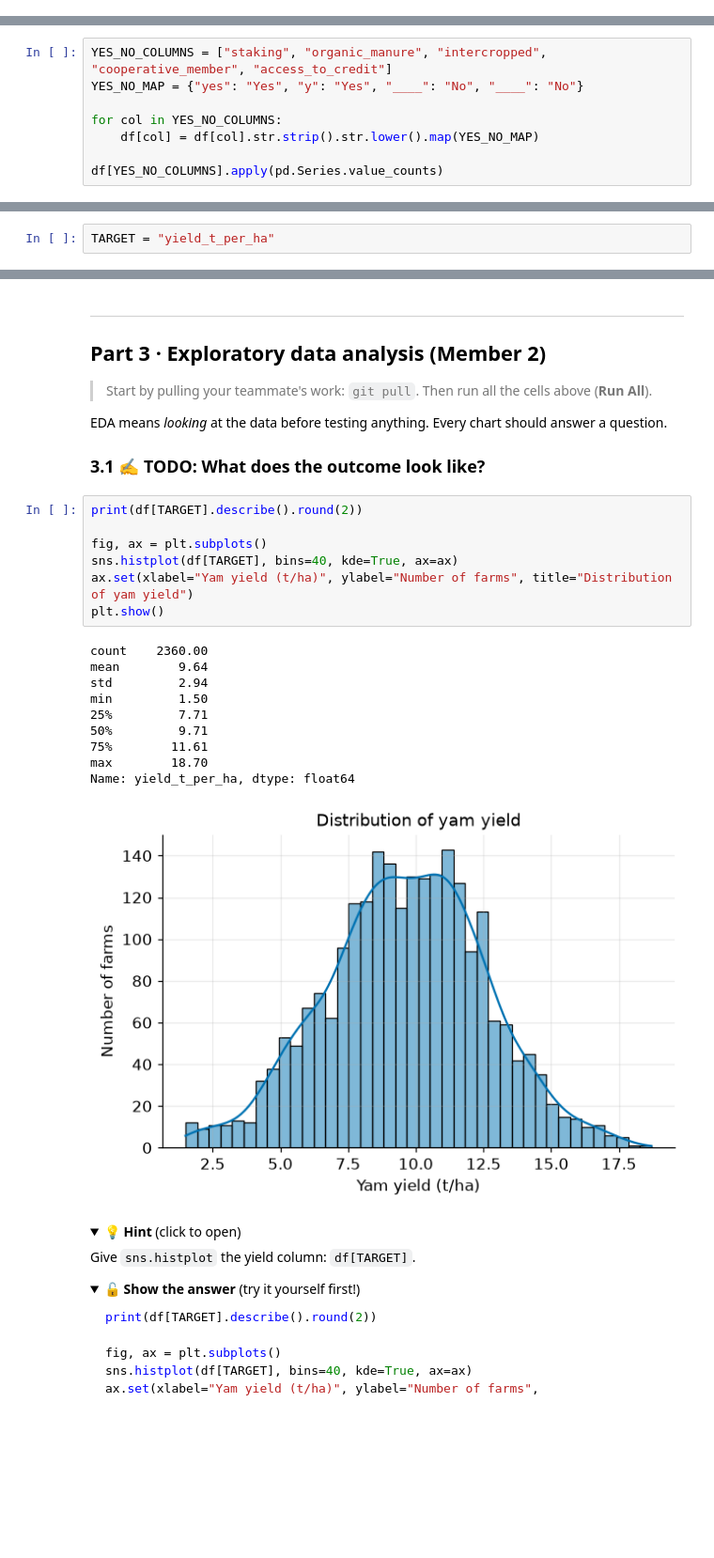
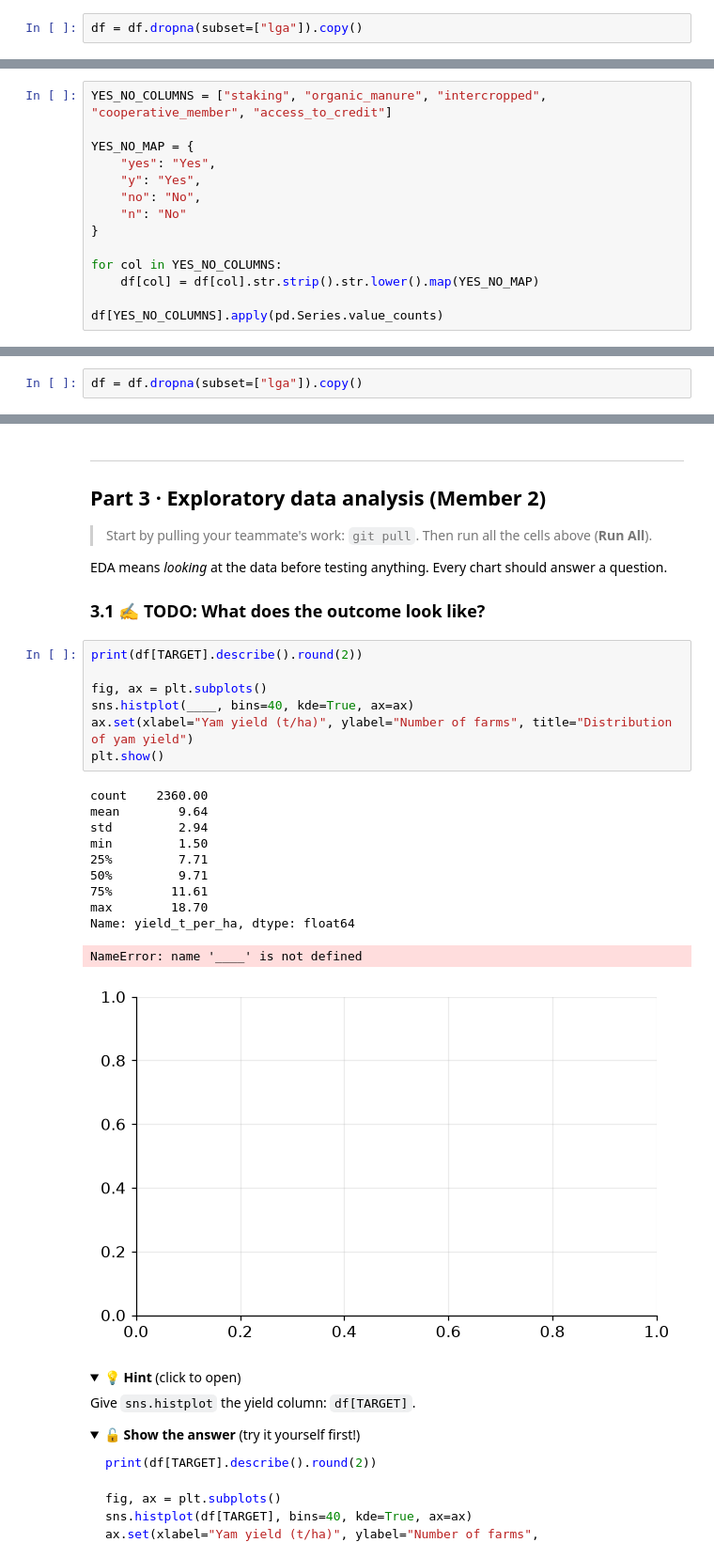
Before and after one commit to samtomtit84-max/nsuk-ds-group-06, a Jupyter notebook: notebooks/group_project.ipynb, the cells around one changed output, grey strips where cells are left out. Shown at 94% size. Saved outputs shown, nothing was run; the diff lists cells and outputs as text; folded sections open; blank space fills up the shorter version.

````diff
--- a/notebooks/group_project.ipynb
+++ b/notebooks/group_project.ipynb
@@ -526,6 +523,8 @@ df["lga"].value_counts()
 ```
 
 </details>
+# %%
+df = df.dropna(subset=["lga"]).copy()
 # %%
 OFFICIAL_LGAS = {"Akwanga", "Awe", "Doma", "Karu", "Keana", "Keffi", "Kokona", "Lafia",
                  "Nasarawa", "Nasarawa Eggon", "Obi", "Toto", "Wamba"}
@@ -540,7 +539,13 @@ Turn `"Y"`, `"yes "`, `"YES"`... into `"Yes"`, and `"N"`, `" no"`, `"NO"`... int
 The trick: strip spaces and make everything lowercase **first**, so you only need four entries in the dictionary.
 # %%
 YES_NO_COLUMNS = ["staking", "organic_manure", "intercropped", "cooperative_member", "access_to_credit"]
-YES_NO_MAP = {"yes": "Yes", "y": "Yes", "____": "No", "____": "No"}
+
+YES_NO_MAP = {
+    "yes": "Yes",
+    "y": "Yes",
+    "no": "No",
+    "n": "No"
+}
 
 for col in YES_NO_COLUMNS:
     df[col] = df[col].str.strip().str.lower().map(YES_NO_MAP)
@@ -568,6 +574,8 @@ df[YES_NO_COLUMNS].apply(pd.Series.value_counts)
 ```
 
 </details>
+# %%
+df = df.dropna(subset=["lga"]).copy()
 # %%
 check("Yes/No columns contain only 'Yes' and 'No'",
       all(set(df[c].unique()) == {"Yes", "No"} for c in YES_NO_COLUMNS),
@@ -808,8 +807,6 @@ print("Final clean data:", df.shape)
 ```
 
 </details>
-# %%
-TARGET = "yield_t_per_ha"
 # %%
 check("No missing yields", df[TARGET].notna().all(), "Use df.dropna(subset=[TARGET])")
 check("About 2,360 farms left", 2300 < len(df) < 2400, "Drop ONLY rows where the yield is missing")
@@ -869,21 +860,22 @@ EDA means *looking* at the data before testing anything. Every chart should answ
 # %%
 print(df[TARGET].describe().round(2))
 
 fig, ax = plt.subplots()
-sns.histplot(df[TARGET], bins=40, kde=True, ax=ax)
+sns.histplot(____, bins=40, kde=True, ax=ax)
 ax.set(xlabel="Yam yield (t/ha)", ylabel="Number of farms", title="Distribution of yam yield")
 plt.show()
 # %% [output]
 count    2360.00
 mean        9.64
 std         2.94
 min         1.50
 25%         7.71
 50%         9.71
 75%        11.61
 max        18.70
 Name: yield_t_per_ha, dtype: float64
+NameError: name '____' is not defined
-[figure, old version]
+[figure, new version]
 # %% [markdown]
 <details><summary>💡 <b>Hint</b> (click to open)</summary>
 
````
Also changed, not shown: parts of 32 cells of this notebook, 1 other file.
